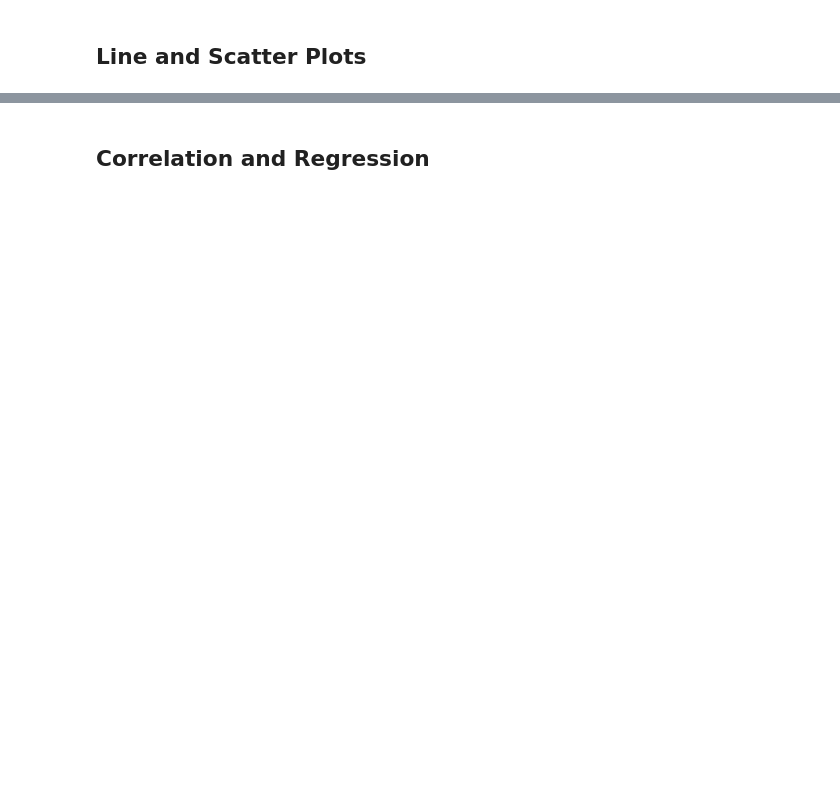
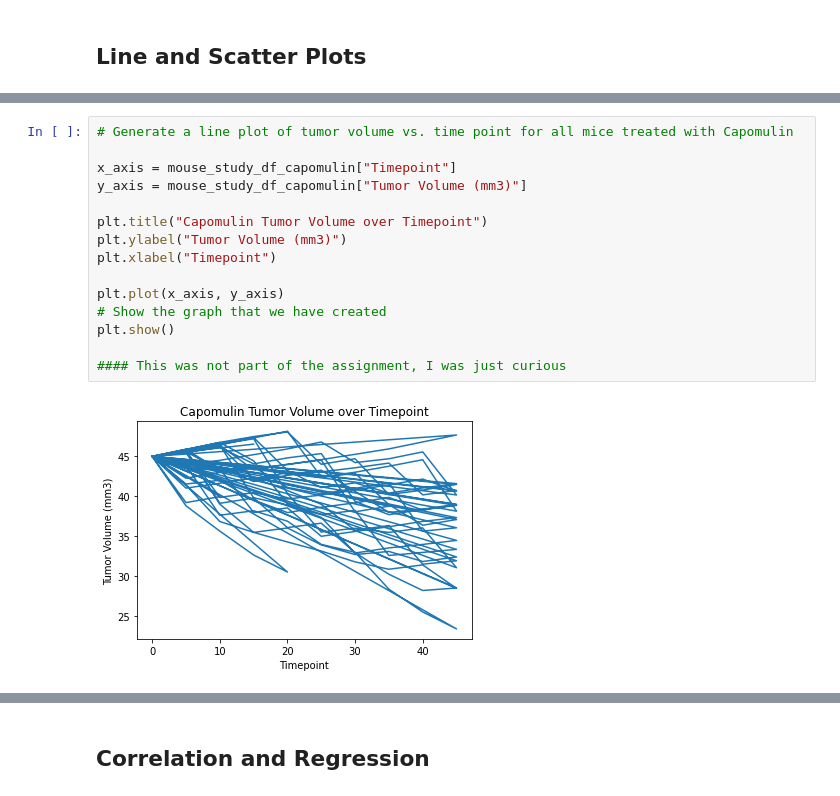
Before and after one commit to sweeneygood/matplotlib-challenge, a Jupyter notebook: pymaceuticals_starter.ipynb, the cells around one changed output, grey strips where cells are left out. Saved outputs shown, nothing was run; the diff lists cells and outputs as text; blank space fills up the shorter version.

```diff
--- a/pymaceuticals_starter.ipynb
+++ b/pymaceuticals_starter.ipynb
@@ -393,3 +381,20 @@ plt.show()
+# %%
+# Generate a line plot of tumor volume vs. time point for all mice treated with Capomulin
+
+x_axis = mouse_study_df_capomulin["Timepoint"]
+y_axis = mouse_study_df_capomulin["Tumor Volume (mm3)"]
+
+plt.title("Capomulin Tumor Volume over Timepoint")
+plt.ylabel("Tumor Volume (mm3)")
+plt.xlabel("Timepoint")
+
+plt.plot(x_axis, y_axis)
+# Show the graph that we have created
+plt.show()
+
+#### This was not part of the assignment, I was just curious
+# %% [output]
+[figure, added]
 # %%
 # Generate a scatter plot of average tumor volume vs. mouse weight for the Capomulin regimen
 
```
Also changed, not shown: parts of 9 cells of this notebook.
